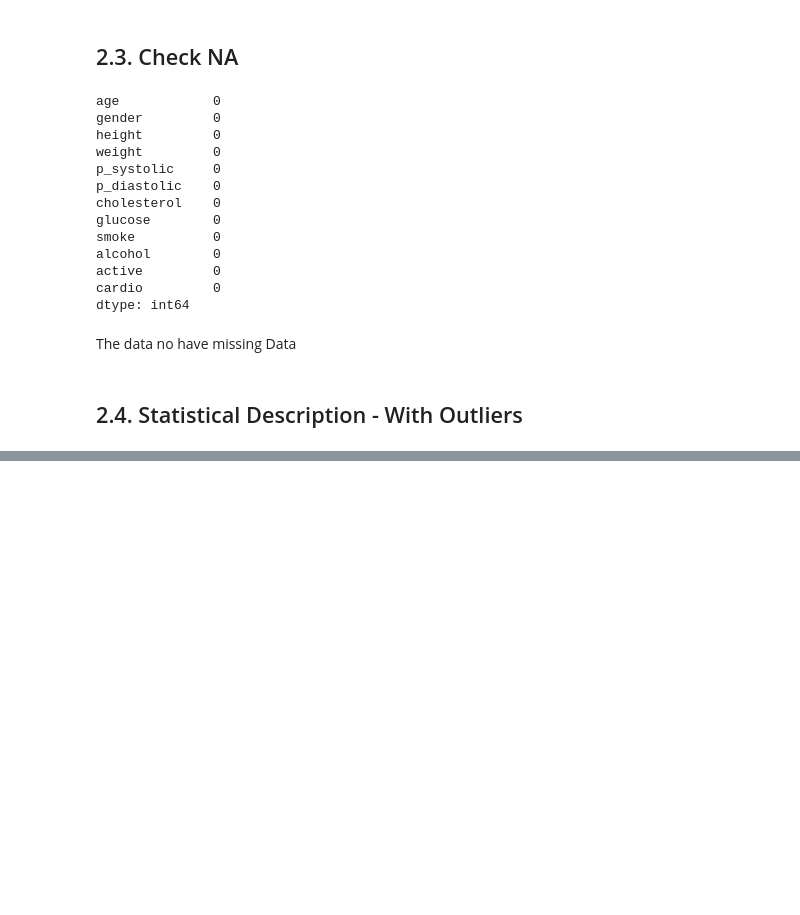
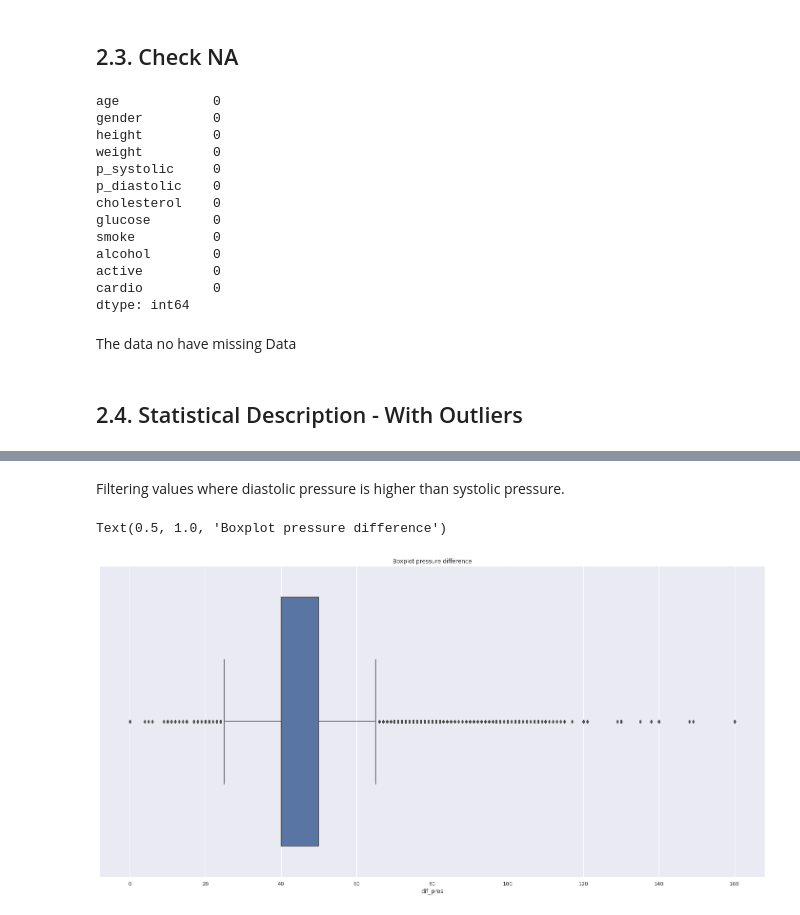
Before and after one commit to tadeucbm/cardio_catch_diseases, a Jupyter notebook: cardio_catch_diseases.ipynb, the cells around one changed output, grey strips where cells are left out. Saved outputs shown, nothing was run; the diff lists cells and outputs as text; code cells hidden in the pictures; blank space fills up the shorter version.

```diff
--- a/cardio_catch_diseases.ipynb
+++ b/cardio_catch_diseases.ipynb
@@ -270,0 +278,4 @@ Data Percentage Drop: 2.22%
+# %%
+# pre filtering -> filtering values without sense
+df2 = df2.drop(df2[(df2['p_systolic'] > 250) | (df2['p_systolic'] < 0)].index).copy()
+df2 = df2.drop(df2[(df2['p_diastolic'] > 150) | (df2['p_diastolic'] < 0)].index).copy()
@@ -270,0 +284,3 @@ Data Percentage Drop: 2.22%
+# %%
+pressure_input_error = df2.loc[df2['p_diastolic'] > df2['p_systolic'], ['p_systolic', 'p_diastolic']] # some diastolic pressures are bigger than systolic
+pressure_input_error
@@ -270,0 +302,12 @@ Data Percentage Drop: 2.22%
+# %%
+df2 = df2.drop(pressure_input_error.index).copy()
+# %% [markdown]
+Filtering values where diastolic pressure is higher than systolic pressure.
+# %%
+df2['dif_pres'] = df2['p_systolic'] - df2['p_diastolic']
+# %%
+sns.boxplot(x='dif_pres', data=df2)
+plt.title('Boxplot pressure difference')
+# %% [output]
+Text(0.5, 1.0, 'Boxplot pressure difference')
+[figure, added]
```
Also changed, not shown: parts of 58 cells of this notebook.
